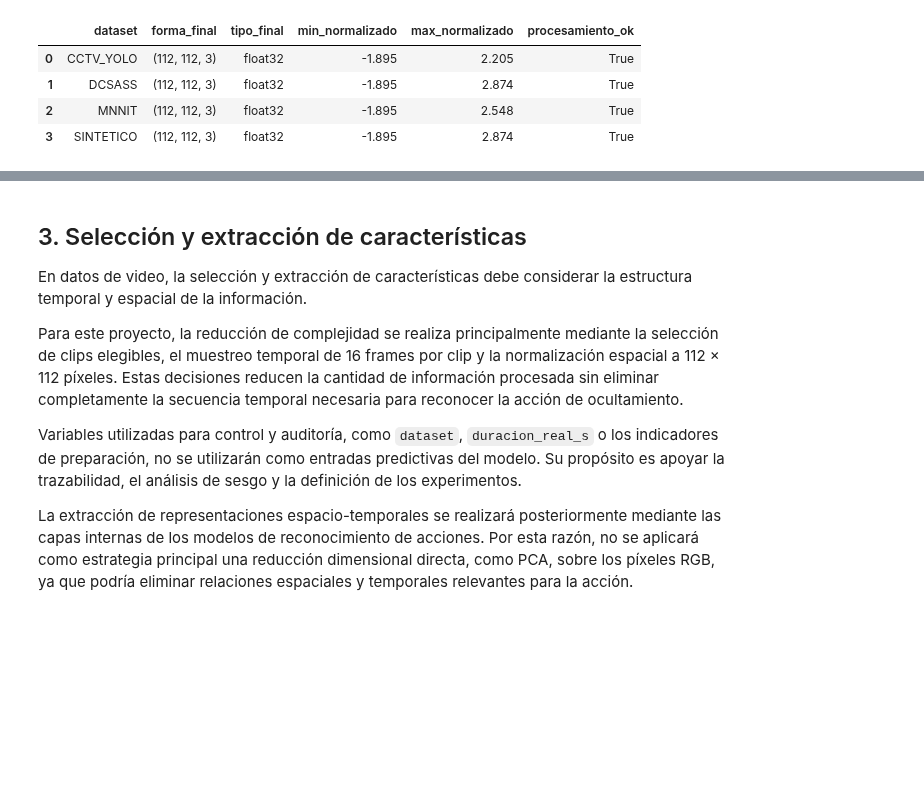
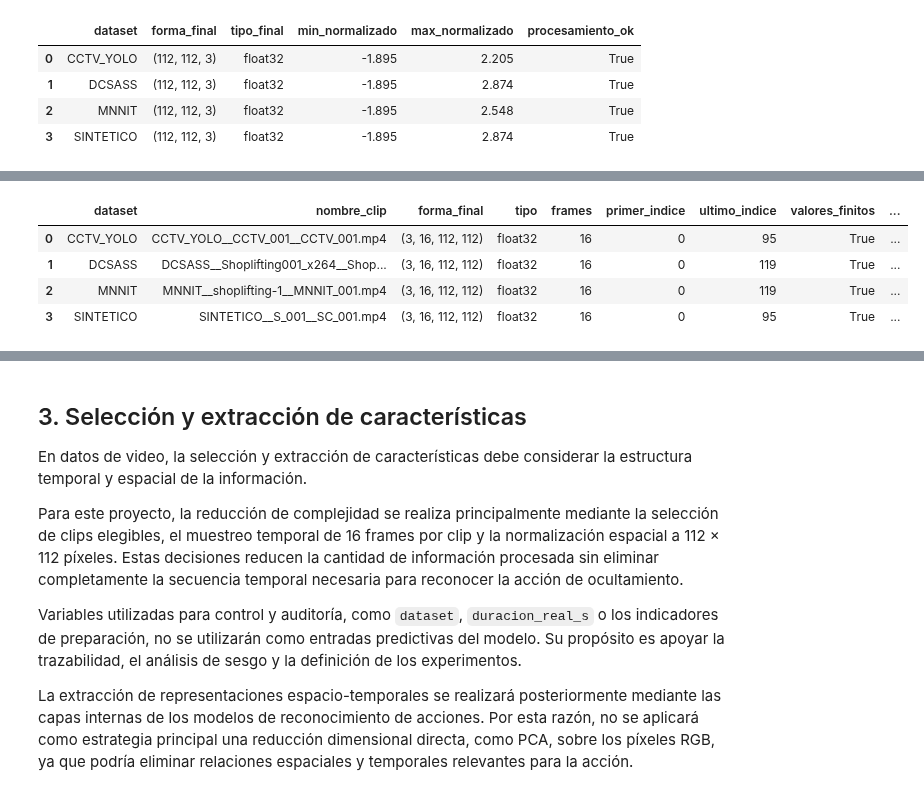
Before and after one commit to joseluistinajero/MNA---Proyecto-Integrador, a Jupyter notebook: Notebooks/Avance2_Equipo41.ipynb, the cells around one changed output, grey strips where cells are left out. Saved outputs shown, nothing was run; the diff lists cells and outputs as text; code cells hidden in the pictures; blank space fills up the shorter version.

```diff
--- a/Notebooks/Avance2_Equipo41.ipynb
+++ b/Notebooks/Avance2_Equipo41.ipynb
@@ -1537,0 +2124,82 @@ df_validacion_rgb
+# %%
+# Validación end-to-end sobre un clip de cada fuente
+
+ejemplos_pipeline = (
+    df.groupby("dataset")
+    .first()
+    .reset_index()
+    [["dataset", "nombre_clip"]]
+)
+
+resultados_pipeline = []
+
+for _, fila in ejemplos_pipeline.iterrows():
+
+    dataset = fila["dataset"]
+    nombre_clip = fila["nombre_clip"]
+    ruta = CLIPS_DIR / nombre_clip
+
+    clip_cthw, indices = preprocesar_clip_rgb(
+        ruta
+    )
+
+    resultados_pipeline.append({
+        "dataset": dataset,
+        "nombre_clip": nombre_clip,
+        "forma_final": str(clip_cthw.shape),
+        "tipo": str(clip_cthw.dtype),
+        "frames": clip_cthw.shape[1],
+        "primer_indice": int(indices[0]),
+        "ultimo_indice": int(indices[-1]),
+        "valores_finitos": bool(
+            np.isfinite(clip_cthw).all()
+        ),
+        "min": round(
+            float(clip_cthw.min()),
+            3
+        ),
+        "max": round(
+            float(clip_cthw.max()),
+            3
+        )
+    })
+
+df_pipeline = pd.DataFrame(
+    resultados_pipeline
+)
+
+display(df_pipeline)
+
+
+# Invariantes del pipeline
+assert len(df_pipeline) == 4
+
+assert (
+    df_pipeline["forma_final"]
+    == "(3, 16, 112, 112)"
+).all()
+
+assert (
+    df_pipeline["tipo"]
+    == "float32"
+).all()
+
+assert (
+    df_pipeline["frames"]
+    == 16
+).all()
+
+assert (
+    df_pipeline["valores_finitos"]
+).all()
+
+print(
+    "\nPipeline integrado validado "
+    "correctamente en las cuatro fuentes."
+)
+# %% [output]
+|  | dataset | nombre_clip | forma_final | tipo | frames | primer_indice | ultimo_indice | valores_finitos | ... |
+| 0 | CCTV_YOLO | CCTV_YOLO__CCTV_001__CCTV_001.mp4 | (3, 16, 112, 112) | float32 | 16 | 0 | 95 | True | ... |
+| 1 | DCSASS | DCSASS__Shoplifting001_x264__Shop... | (3, 16, 112, 112) | float32 | 16 | 0 | 119 | True | ... |
+| 2 | MNNIT | MNNIT__shoplifting-1__MNNIT_001.mp4 | (3, 16, 112, 112) | float32 | 16 | 0 | 119 | True | ... |
+| 3 | SINTETICO | SINTETICO__S_001__SC_001.mp4 | (3, 16, 112, 112) | float32 | 16 | 0 | 95 | True | ... |
```
Also changed, not shown: parts of 28 cells of this notebook.
